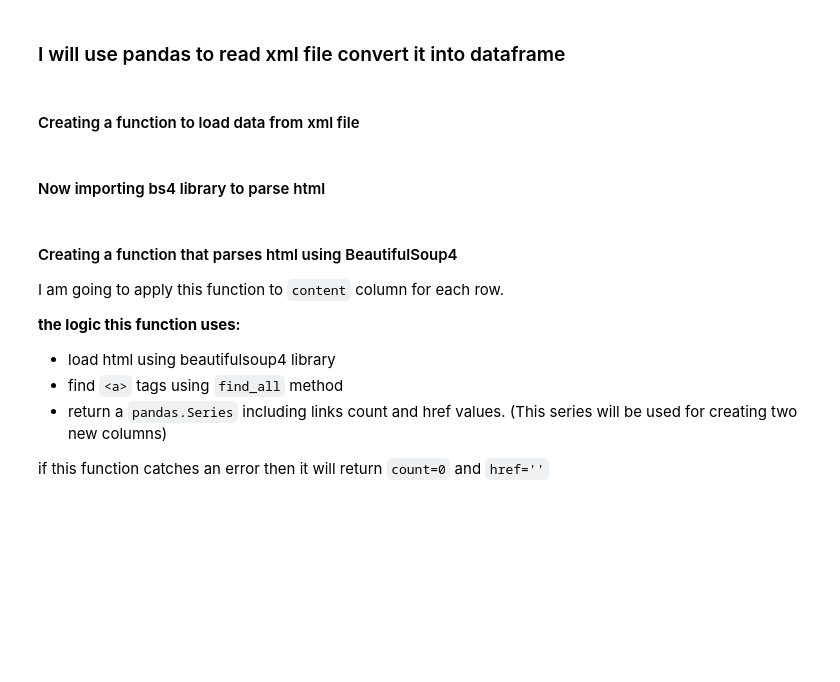
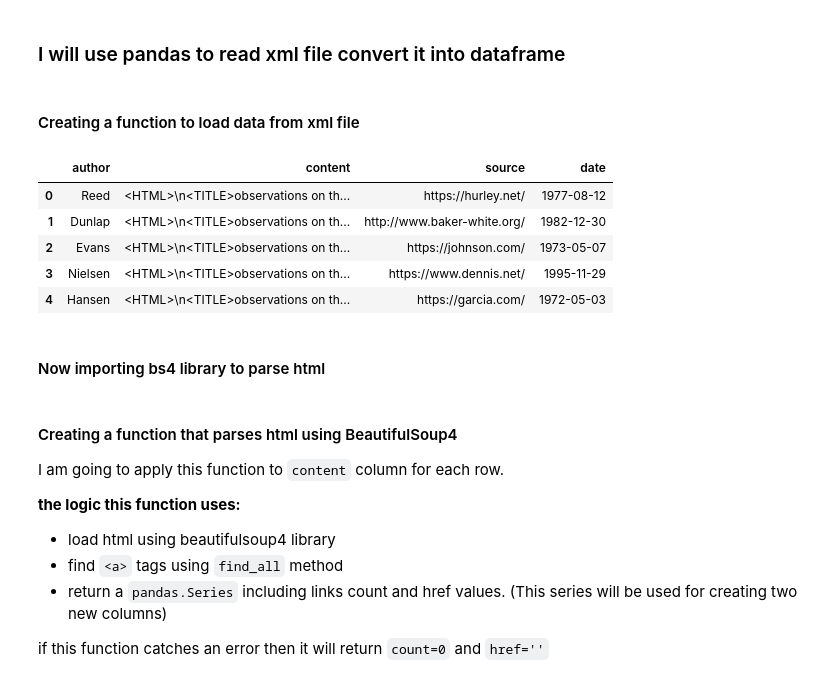
Before and after one commit to devparikh0506/DATA-601, a Jupyter notebook: assignments/week-4/html-in-xml.ipynb, the cells around one changed output. Saved outputs shown, nothing was run; the diff lists cells and outputs as text; code cells hidden in the pictures; blank space fills up the shorter version.

```diff
--- a/assignments/week-4/html-in-xml.ipynb
+++ b/assignments/week-4/html-in-xml.ipynb
@@ -16,6 +16,14 @@ def load_xml_to_df(file_name : str):
     return None
 # %%
 df = load_xml_to_df("xml_containing_html.xml")
+df.head()
+# %% [output]
+|  | author | content | source | date |
+| 0 | Reed | <HTML>\n<TITLE>observations on th... | https://hurley.net/ | 1977-08-12 |
+| 1 | Dunlap | <HTML>\n<TITLE>observations on th... | http://www.baker-white.org/ | 1982-12-30 |
+| 2 | Evans | <HTML>\n<TITLE>observations on th... | https://johnson.com/ | 1973-05-07 |
+| 3 | Nielsen | <HTML>\n<TITLE>observations on th... | https://www.dennis.net/ | 1995-11-29 |
+| 4 | Hansen | <HTML>\n<TITLE>observations on th... | https://garcia.com/ | 1972-05-03 |
 # %% [markdown]
 #### Now importing bs4 library to parse html
 # %%
```
Also changed, not shown: parts of 1 cell of this notebook.
